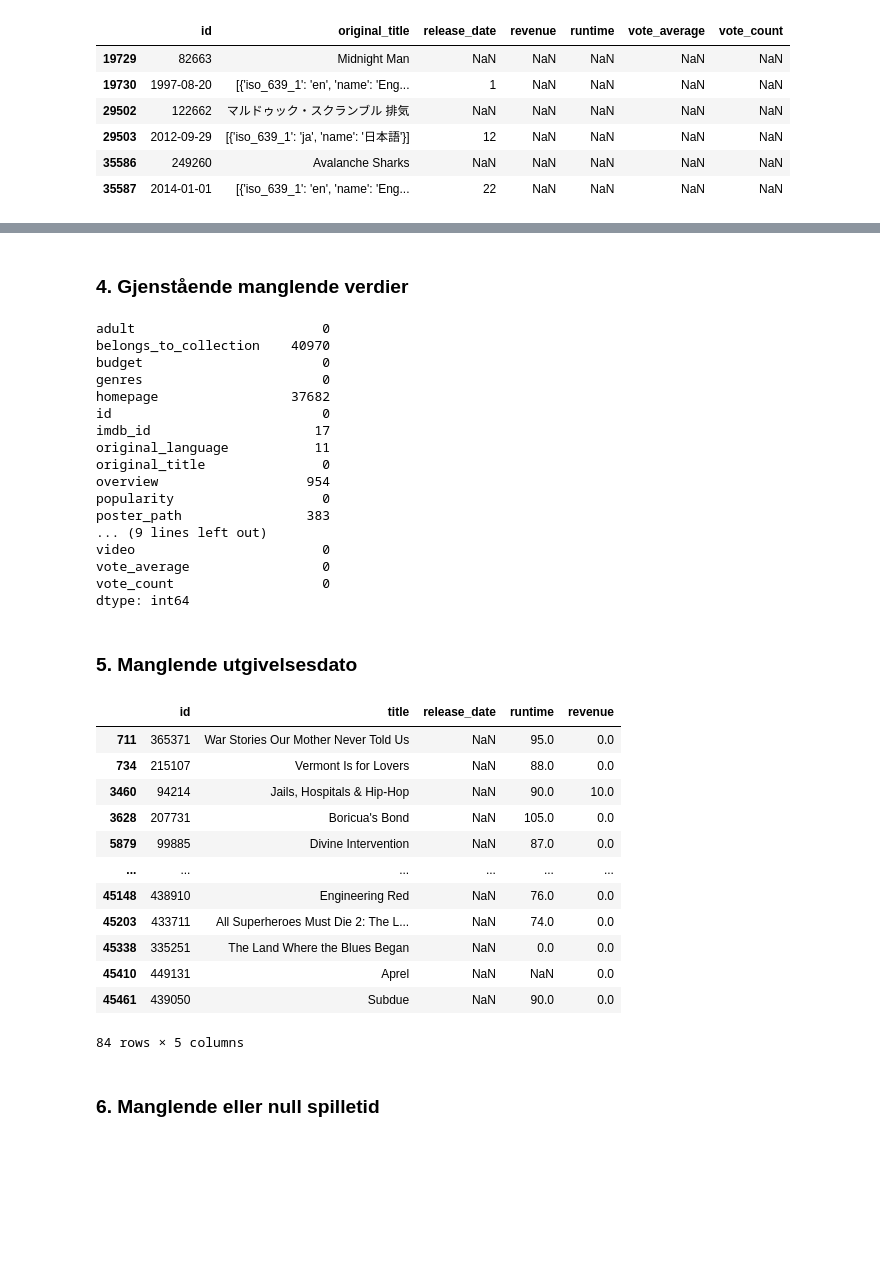
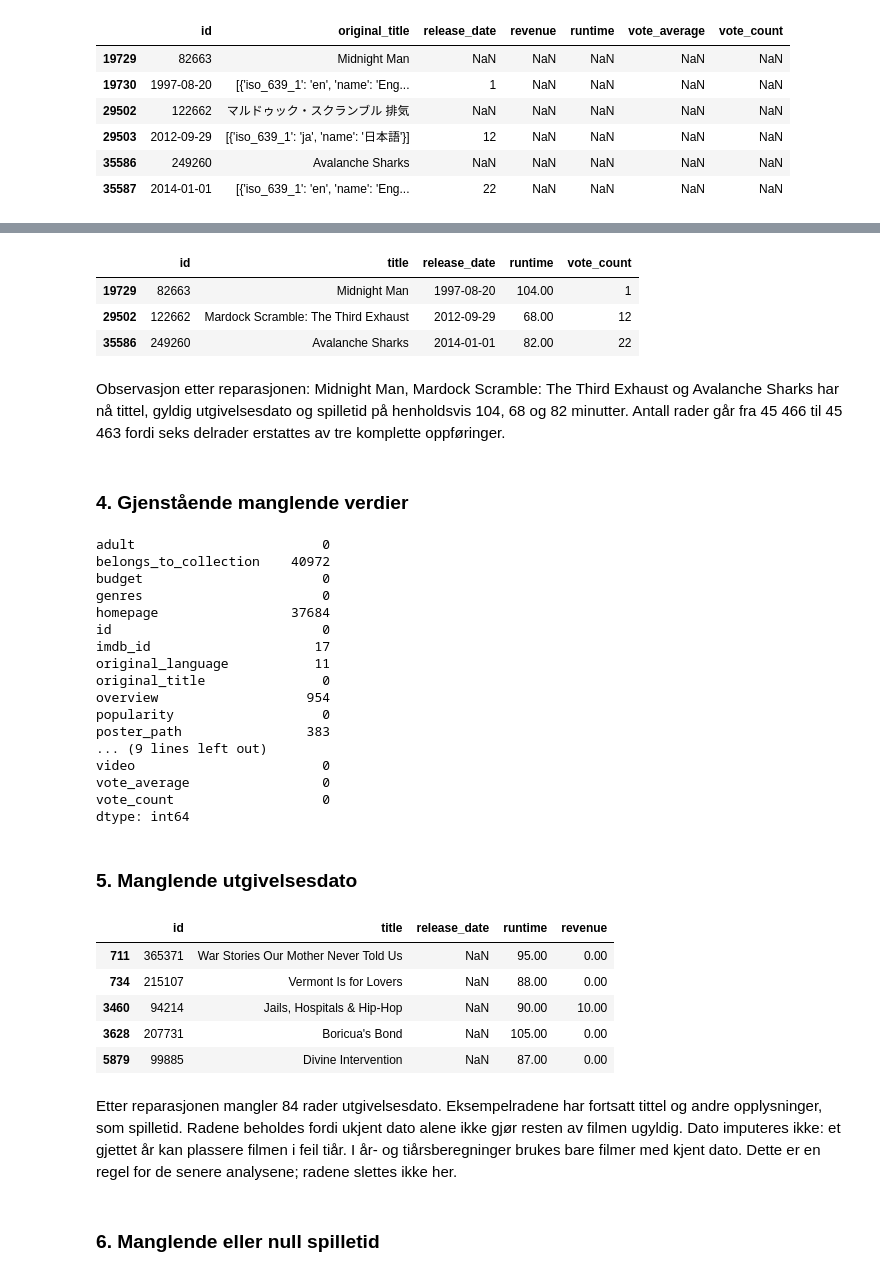
Before and after one commit to didrikjensen/sdd_assignment_3, a Jupyter notebook: eda_tahir.ipynb, the cells around one changed output, grey strips where cells are left out. Cells and saved outputs as stored; diff of their text form; code cells hidden in the pictures; blank space fills up the shorter version.

```diff
--- a/eda_tahir.ipynb
+++ b/eda_tahir.ipynb
@@ -160,3 +149,0 @@ Vi fjerner seks rader med manglende tittel etter nærmere inspeksjon. Tre var uf
-# %%
-# Fjerner de seks radene med title = NaN
-df_movie_metadata = df_movie_metadata.dropna(subset=["title"]).copy()
@@ -163,13 +154,49 @@ df_movie_metadata = df_movie_metadata.dropna(subset=["title"]).copy()
+# %%
+import csv
+
+with open("data/movies_metadata.csv", newline="", encoding="utf-8") as fil:
+    leser = csv.reader(fil)
+    kolonnenavn = next(leser)
+    rader = list(leser)
+
+reparerte_rader = []
+for indeks in [19729, 29502, 35586]:
+    start = rader[indeks]
+    fortsettelse = rader[indeks + 1]
+    assert len(start) == 10 and len(fortsettelse) == 15
+    samlet = start[:9] + [start[9] + fortsettelse[0]] + fortsettelse[1:]
+    assert len(samlet) == len(kolonnenavn)
+    reparerte_rader.append(samlet)
+
+reparert = pd.DataFrame(
+    reparerte_rader, columns=kolonnenavn, index=[19729, 29502, 35586]
+).replace("", np.nan)
+
+# Disse fire kolonnene var allerede tall i den opprinnelige DataFramen.
+for kolonne in ["revenue", "runtime", "vote_average", "vote_count"]:
+    reparert[kolonne] = pd.to_numeric(reparert[kolonne])
+
+df_movie_metadata = df_movie_metadata.drop(index=[19729, 19730, 29502, 29503, 35586, 35587])
+df_movie_metadata = pd.concat([df_movie_metadata, reparert]).sort_index()
+
+reparert[["id", "title", "release_date", "runtime", "vote_count"]]
+# %% [output]
+|  | id | title | release_date | runtime | vote_count |
+| 19729 | 82663 | Midnight Man | 1997-08-20 | 104.00 | 1 |
+| 29502 | 122662 | Mardock Scramble: The Third Exhaust | 2012-09-29 | 68.00 | 12 |
+| 35586 | 249260 | Avalanche Sharks | 2014-01-01 | 82.00 | 22 |
+# %% [markdown]
+Observasjon etter reparasjonen: Midnight Man, Mardock Scramble: The Third Exhaust og Avalanche Sharks har nå tittel, gyldig utgivelsesdato og spilletid på henholdsvis 104, 68 og 82 minutter. Antall rader går fra 45 466 til 45 463 fordi seks delrader erstattes av tre komplette oppføringer.
 # %% [markdown]
 ### 4. Gjenstående manglende verdier
 # %%
 df_movie_metadata.isna().sum()
 # %% [output]
 adult                        0
-belongs_to_collection    40970
+belongs_to_collection    40972
 budget                       0
 genres                       0
-homepage                 37682
+homepage                 37684
 id                           0
 imdb_id                     17
 original_language           11
@@ -187,22 +214,17 @@ dtype: int64
 # %%
 df_movie_metadata.loc[
     df_movie_metadata["release_date"].isna(),
     ["id", "title", "release_date", "runtime", "revenue"]
-]
+].head(5)
 # %% [output]
 |  | id | title | release_date | runtime | revenue |
-| 711 | 365371 | War Stories Our Mother Never Told Us | NaN | 95.0 | 0.0 |
-| 734 | 215107 | Vermont Is for Lovers | NaN | 88.0 | 0.0 |
-| 3460 | 94214 | Jails, Hospitals & Hip-Hop | NaN | 90.0 | 10.0 |
-| 3628 | 207731 | Boricua's Bond | NaN | 105.0 | 0.0 |
-| 5879 | 99885 | Divine Intervention | NaN | 87.0 | 0.0 |
-| ... | ... | ... | ... | ... | ... |
-| 45148 | 438910 | Engineering Red | NaN | 76.0 | 0.0 |
-| 45203 | 433711 | All Superheroes Must Die 2: The L... | NaN | 74.0 | 0.0 |
-| 45338 | 335251 | The Land Where the Blues Began | NaN | 0.0 | 0.0 |
-| 45410 | 449131 | Aprel | NaN | NaN | 0.0 |
-| 45461 | 439050 | Subdue | NaN | 90.0 | 0.0 |
+| 711 | 365371 | War Stories Our Mother Never Told Us | NaN | 95.00 | 0.00 |
+| 734 | 215107 | Vermont Is for Lovers | NaN | 88.00 | 0.00 |
+| 3460 | 94214 | Jails, Hospitals & Hip-Hop | NaN | 90.00 | 10.00 |
+| 3628 | 207731 | Boricua's Bond | NaN | 105.00 | 0.00 |
+| 5879 | 99885 | Divine Intervention | NaN | 87.00 | 0.00 |
-84 rows × 5 columns
+# %% [markdown]
+Etter reparasjonen mangler 84 rader utgivelsesdato. Eksempelradene har fortsatt tittel og andre opplysninger, som spilletid. Radene beholdes fordi ukjent dato alene ikke gjør resten av filmen ugyldig. Dato imputeres ikke: et gjettet år kan plassere filmen i feil tiår. I år- og tiårsberegninger brukes bare filmer med kjent dato. Dette er en regel for de senere analysene; radene slettes ikke her.
 # %% [markdown]
 ### 6. Manglende eller null spilletid
 # %%
```
Also changed, not shown: parts of 87 cells of this notebook.
